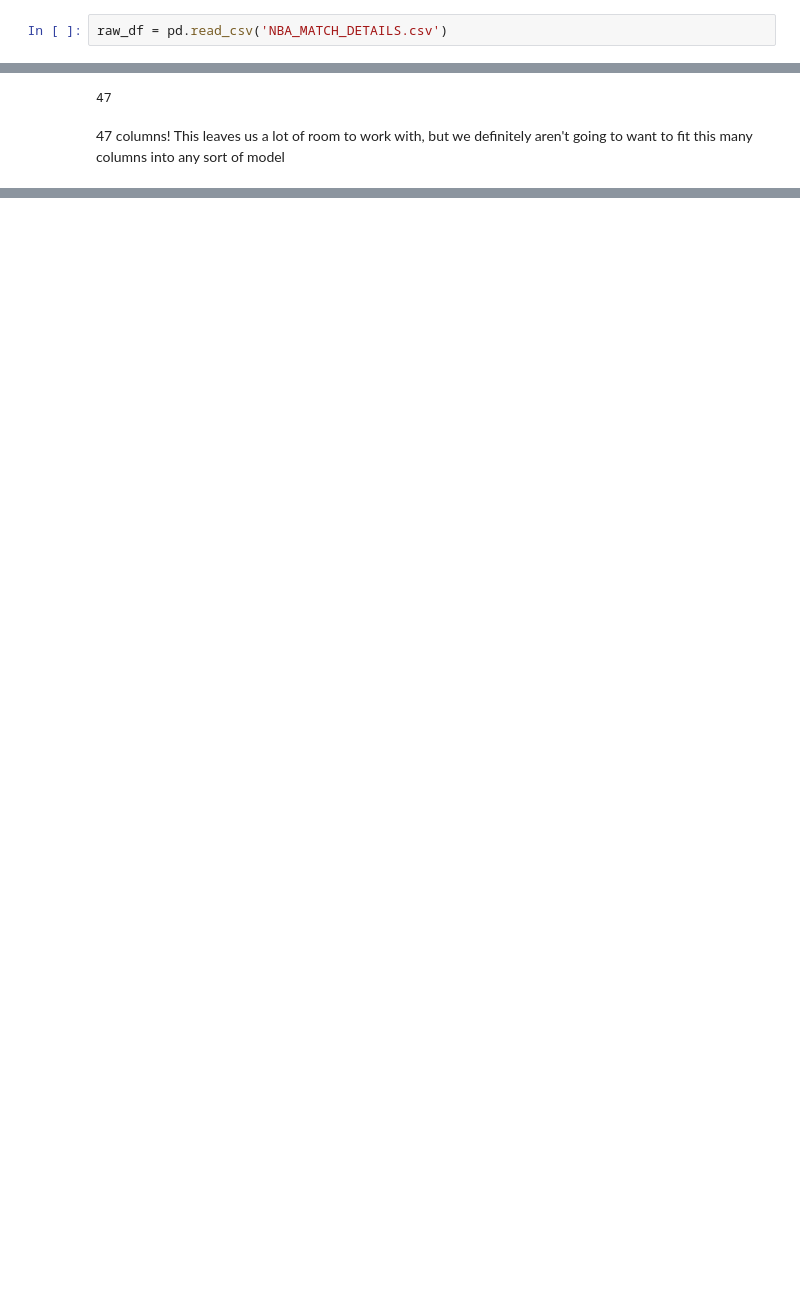
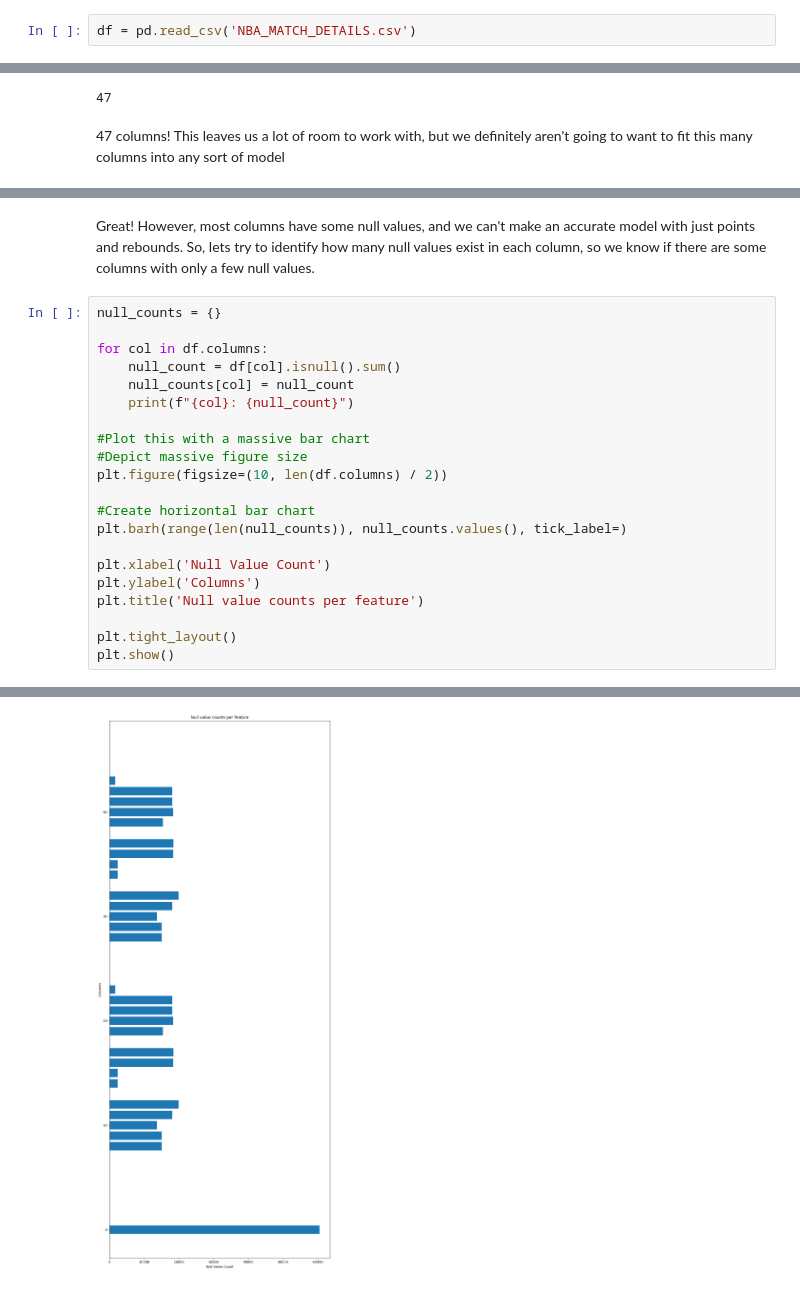
Before and after one commit to zcrennen/BetLSTM, a Jupyter notebook: EDA.ipynb, the cells around one changed output, grey strips where cells are left out. Cells and saved outputs as stored; diff of their text form; blank space fills up the shorter version.

Commit message:
Created bar chart
Looks like shit

```diff
--- a/EDA.ipynb
+++ b/EDA.ipynb
@@ -36,7 +37,7 @@ import numpy as np
 ## Step 1: Load data
 Now, let's load in our data, and take a look at it. This dataset was a very lucky find, and has data from every single NBA game every up until 2022.
 # %%
-raw_df = pd.read_csv('NBA_MATCH_DETAILS.csv')
+df = pd.read_csv('NBA_MATCH_DETAILS.csv')
 # %% [markdown]
 Let's take a look at the head to get an idea of what stats we are using.
 # %%
@@ -59,0 +89,24 @@ raw_df.shape[1]
+# %% [markdown]
+Great! However, most columns have some null values, and we can't make an accurate model with just points and rebounds. So, lets try to identify how many null values exist in each column, so we know if there are some columns with only a few null values.
+# %%
+null_counts = {}
+
+for col in df.columns:
+    null_count = df[col].isnull().sum()
+    null_counts[col] = null_count
+    print(f"{col}: {null_count}")
+
+#Plot this with a massive bar chart
+#Depict massive figure size
+plt.figure(figsize=(10, len(df.columns) / 2))
+
+#Create horizontal bar chart
+plt.barh(range(len(null_counts)), null_counts.values(), tick_label=)
+
+plt.xlabel('Null Value Count')
+plt.ylabel('Columns')
+plt.title('Null value counts per feature')
+
+plt.tight_layout()
+plt.show()
+# %% [output]
@@ -59,0 +130 @@ raw_df.shape[1]
+[figure, added]
```
Also changed, not shown: parts of 8 cells of this notebook.
